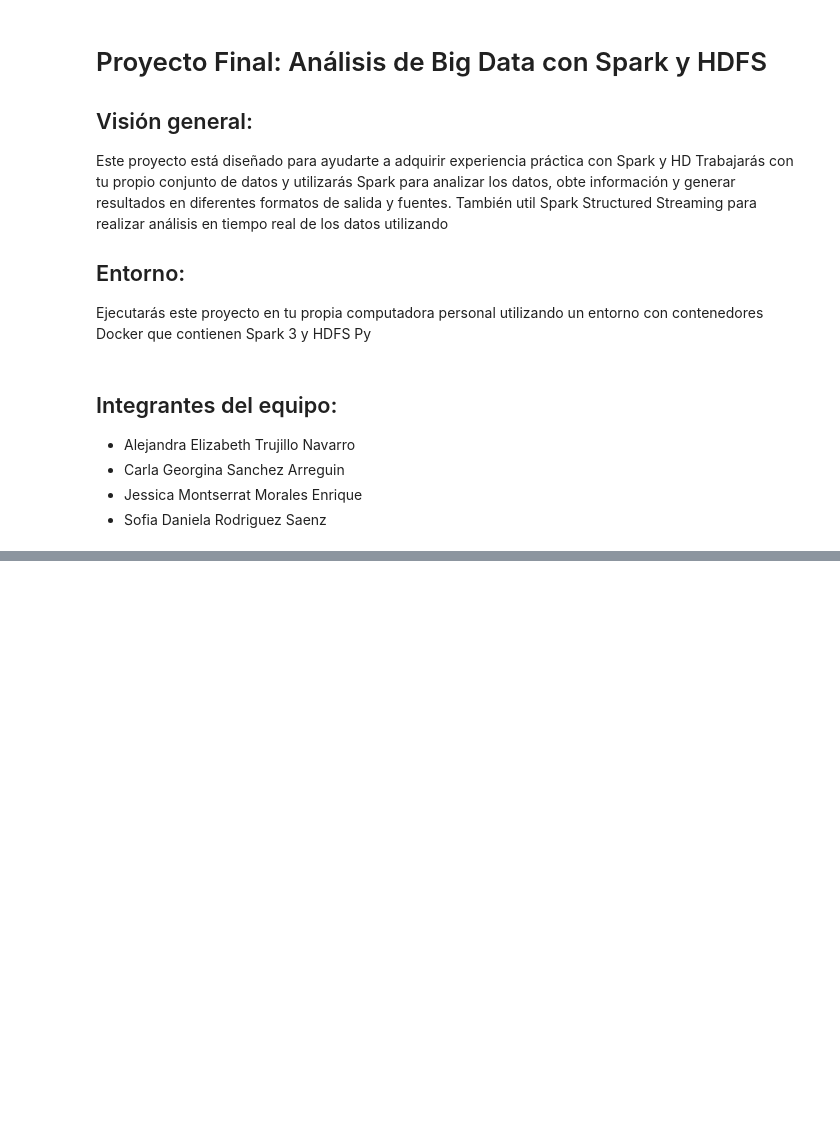
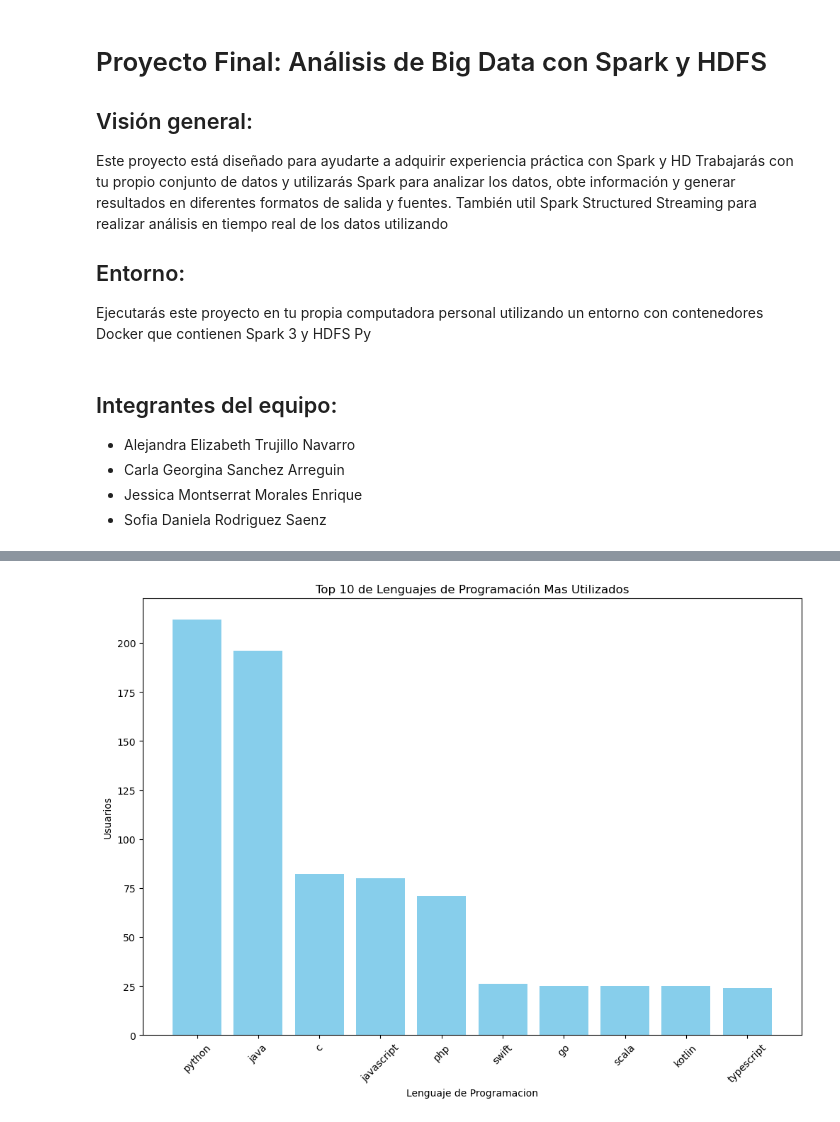
Before and after one commit to Montse1708/Proyecto-Final, a Jupyter notebook: IT_Salary.ipynb, the cells around one changed output, grey strips where cells are left out. Drawn from its saved outputs; the diff is of its cells as text; code cells hidden in the pictures; blank space fills up the shorter version.

```diff
--- a/IT_Salary.ipynb
+++ b/IT_Salary.ipynb
@@ -125,6 +172,5 @@ only showing top 20 rows
 # %%
 # Cargamos los datos de 2020
 datasets_path = 'data/'
-dataset2020_path=f'{datasets_path}/IT Salary Survey EU  2020.csv'
-salaries2020 = spark.read.format('csv').option('header', True).load(datasets_path)
-salaries2020.show(truncate=False, vertical = True)
+dataset2020_path=f'{datasets_path}/IT Salary Survey EU 2020.csv'
+salaries2020 = spark.read.format('csv').option('header', True).load(dataset2020_path)
@@ -159,0 +251,12 @@ También puedes utilizar visualizaciones para mostrar tus resultados
+# %%
+# Usaremos la columna de ProgrammingLanguage
+#Eliminamos aquellos registros vacios en las columnas de interes
+from pyspark.sql.functions import col
+
+# Eliminar los registros con valores nulos en las columnas de interés
+salaries2020_clean = salaries2020.filter(
+    col('ProgrammingLanguage').isNotNull()
+)
+
+# Mostrar los primeros registros para verificar
+salaries2020_clean.show(truncate=True, vertical=True)
@@ -159,0 +281,22 @@ También puedes utilizar visualizaciones para mostrar tus resultados
+# %%
+#Obtenemos los datos de lenguajes contamos la frecuencia y los ordenamos en orden descendiente
+#Primero formateamos los datos minusculas para evitar repetir mismos lenguajes
+language_users = salaries2020_clean.withColumn(
+    "ProgrammingLanguage",
+    f.lower(f.regexp_replace(f.trim(col("ProgrammingLanguage")), r'[^\w]', ''))
+)
+language_users = language_users.groupBy("ProgrammingLanguage").agg(f.count("ProgrammingLanguage").alias("Users"))
+language_users= language_users.orderBy(col("Users").desc())
+# %%
+#Graficamos los datos
+language_users_df= language_users.toPandas()
+
+plt.figure(figsize=(12, 8))
+plt.bar(language_users_df["ProgrammingLanguage"][:10], language_users_df["Users"][:10], color='skyblue')
+plt.xlabel("Lenguaje de Programacion")
+plt.ylabel("Usuarios")
+plt.title("Top 10 de Lenguajes de Programación Mas Utilizados")
+plt.xticks(rotation=45)
+plt.show()
+# %% [output]
+[figure, added]
```
Also changed, not shown: parts of 44 cells of this notebook.
